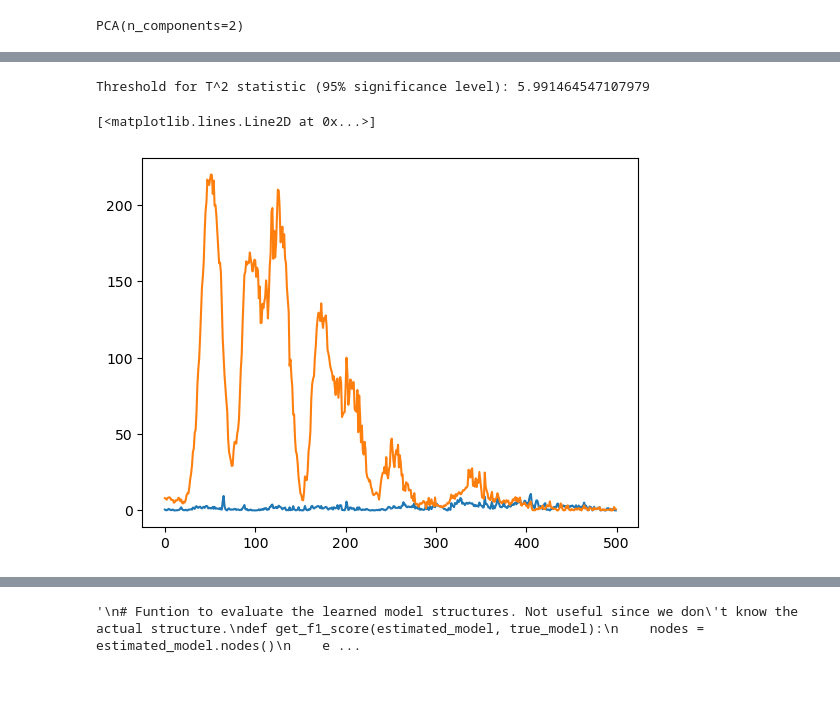
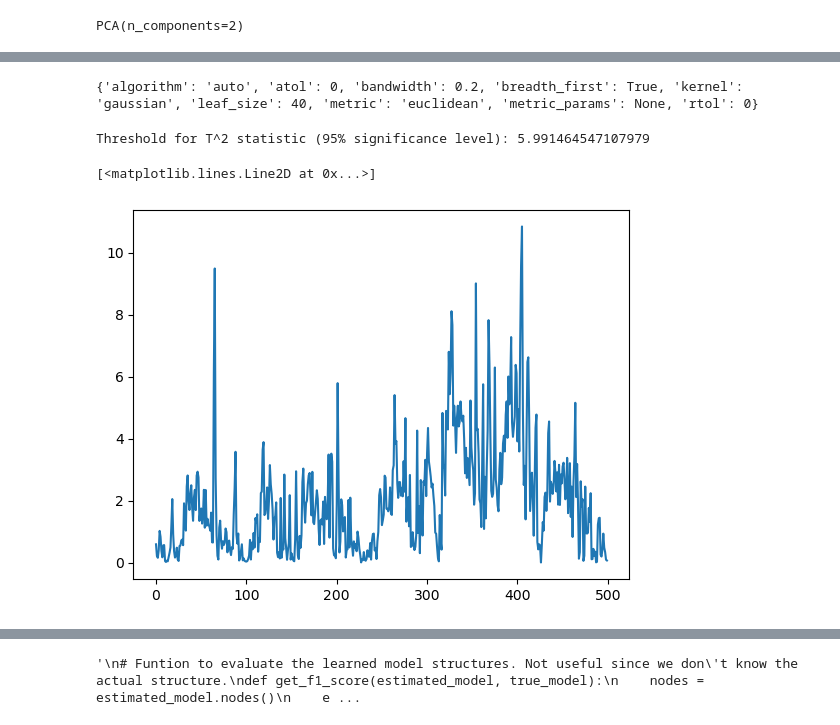
Before and after one commit to oubo2/PhD, a Jupyter notebook: unravel/Analyse_data.ipynb, the cells around one changed output, grey strips where cells are left out. Drawn from its saved outputs; the diff is of its cells as text; code cells hidden in the pictures; blank space fills up the shorter version.

```diff
--- a/unravel/Analyse_data.ipynb
+++ b/unravel/Analyse_data.ipynb
@@ -49,3 +44,8 @@ df_train_normal = train_normal[train_normal.simulationRun==1].iloc[:,3:25]
 df_train_faulty = train_faulty[(train_faulty.simulationRun==1) & (train_faulty.faultNumber==1)].iloc[:,3:25]
 df_test_normal = test_normal[test_normal.simulationRun==1].iloc[:,3:25]
 df_train_normal.head()
+kFeatures = len(df_train_normal.columns)
+feature_list = list(df_train_normal.columns)
+
+ss = StandardScaler().set_output(transform="pandas")
+ss_df_train_normal = ss.fit_transform(df_train_normal)
@@ -61,11 +158,9 @@ df_train_normal.head()
 # PCA
 import pandas as pd
 from sklearn.decomposition import PCA, KernelPCA
-from sklearn.preprocessing import StandardScaler
+
 kComponents = 2
 pca = PCA(kComponents)
-ss = StandardScaler()
-x = ss.fit_transform(df_train_normal)
-pca.fit(x)
+pca.fit(ss_df_train_normal)
 # %% [output]
 PCA(n_components=2)
@@ -152,6 +287,61 @@ def MCTvariables(contributions, t2_scores):
         if count[i] > minFrequency:
             variables.append(i)
     return variables
+# %%
+import numpy as np
+from sklearn.neighbors import KernelDensity
+
+def kde_estimate(data, bandwidth=0.2):
+    """
+    Estimate the probability density function using Gaussian Kernel Density Estimation.
+
+    Parameters:
+        data (numpy.ndarray): Array of observations.
+        bandwidth (float): Bandwidth of the kernel. Default is 0.2.
+
+    Returns:
+        sklearn.neighbors.KernelDensity: Fitted kernel density estimator.
+    """
+    kde = KernelDensity(bandwidth=bandwidth, kernel='gaussian')
+    kde.fit(data[:, None])
+    return kde
+
+def transfer_entropy_kde(x, y, bandwidth=0.2):
+    """
+    Compute transfer entropy from x to y using Gaussian Kernel Density Estimation.
+
+    Parameters:
+        x (array-like): Source time series.
+        y (array-like): Target time series.
+        bandwidth (float): Bandwidth of the kernel. Default is 0.2.
+
+    Returns:
+        float: Transfer entropy from x to y.
+    """
+    kde_x = kde_estimate(x, bandwidth=bandwidth)
+    kde_y = kde_estimate(y, bandwidth=bandwidth)
+
+    n = len(x)
+    te = 0
+    for i in range(n):
+        joint_pdf = np.exp(kde_x.score_samples([[x[i]]]) + kde_y.score_samples([[y[i]]]))
+        conditional_pdf = np.exp(kde_x.score_samples([[x[i], y[i]]]))
+        te += np.log(conditional_pdf / joint_pdf)
+
+    te /= n
+    return te
+
+# Example usage
+x = np.random.randn(100)
+y = 0.5 * x + np.random.randn(100)
+bandwidth = 0.2
+kde = KernelDensity(bandwidth=bandwidth, kernel='gaussian')
+kde.fit(x[:, None])
+print(kde.get_params())
+#te_xy_kde = transfer_entropy_kde(x, y, bandwidth=bandwidth)
+#print("Transfer entropy from x to y (using KDE):", te_xy_kde)
+# %% [output]
+{'algorithm': 'auto', 'atol': 0, 'bandwidth': 0.2, 'breadth_first': True, 'kernel': 'gaussian', 'leaf_size': 40, 'metric': 'euclidean', 'metric_params': None, 'rtol': 0}
 # %%
 from scipy.stats import chi2
 
@@ -164,10 +354,10 @@ Threshold for T^2 statistic (95% significance level): 5.991464547107979
 # %%
 t_squared_scores = hotelling_t_squared(x, pca)
 plt.plot(t_squared_scores)
 
-x_2 = ss.transform(df_train_faulty,copy=None)
-t_squared_scores = hotelling_t_squared(x_2, pca)
-plt.plot(t_squared_scores)
+#x_2 = ss.transform(df_train_faulty,copy=None)
+#t_squared_scores = hotelling_t_squared(x_2, pca)
+#plt.plot(t_squared_scores)
 # %% [output]
 [<matplotlib.lines.Line2D at 0x...>]
-[figure, old version]
+[figure, new version]
```
Also changed, not shown: parts of 16 cells of this notebook, 14 other files.
